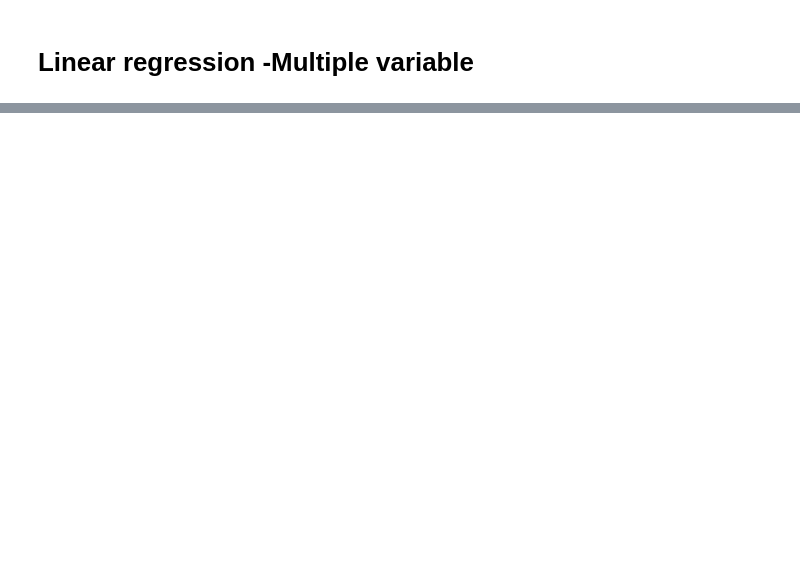
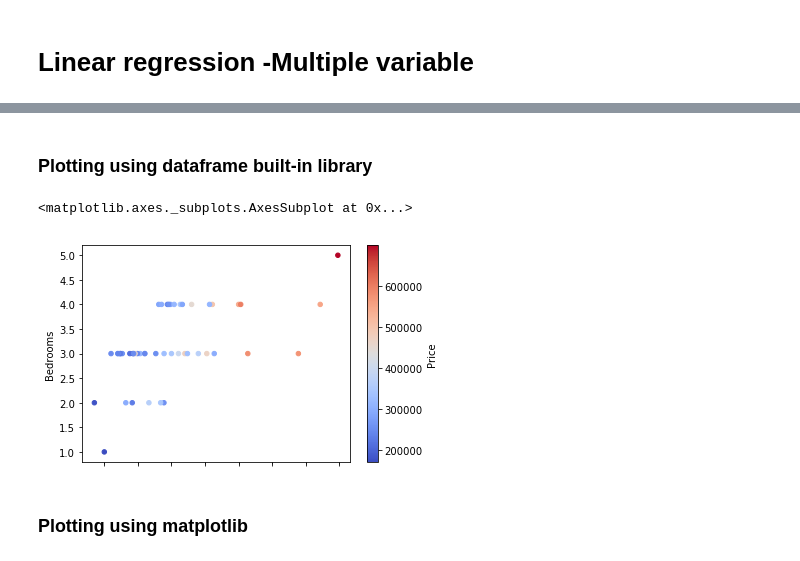
Before and after one commit to DhalAmaresh/MachineLearning-Coursera, a Jupyter notebook: LineraRegression-MultiVariable-CourseEra.ipynb, the cells around one changed output, grey strips where cells are left out. Drawn from its saved outputs; the diff is of its cells as text; code cells hidden in the pictures; blank space fills up the shorter version.

Commit message:
Updated Visualization

```diff
--- a/LineraRegression-MultiVariable-CourseEra.ipynb
+++ b/LineraRegression-MultiVariable-CourseEra.ipynb
@@ -19,3 +33,12 @@ df.head(2)
+# %% [markdown]
+### Plotting using dataframe built-in library
+# %%
+df.plot.scatter(x='Size',y='Bedrooms',c='Price',cmap='coolwarm')
+# %% [output]
+<matplotlib.axes._subplots.AxesSubplot at 0x...>
+[figure, added]
+# %% [markdown]
+### Plotting using matplotlib
 # %%
 #Pass data to a matrix
 x = df.as_matrix(columns = ['Size','Bedrooms'])
```
Also changed, not shown: parts of 9 cells of this notebook.
